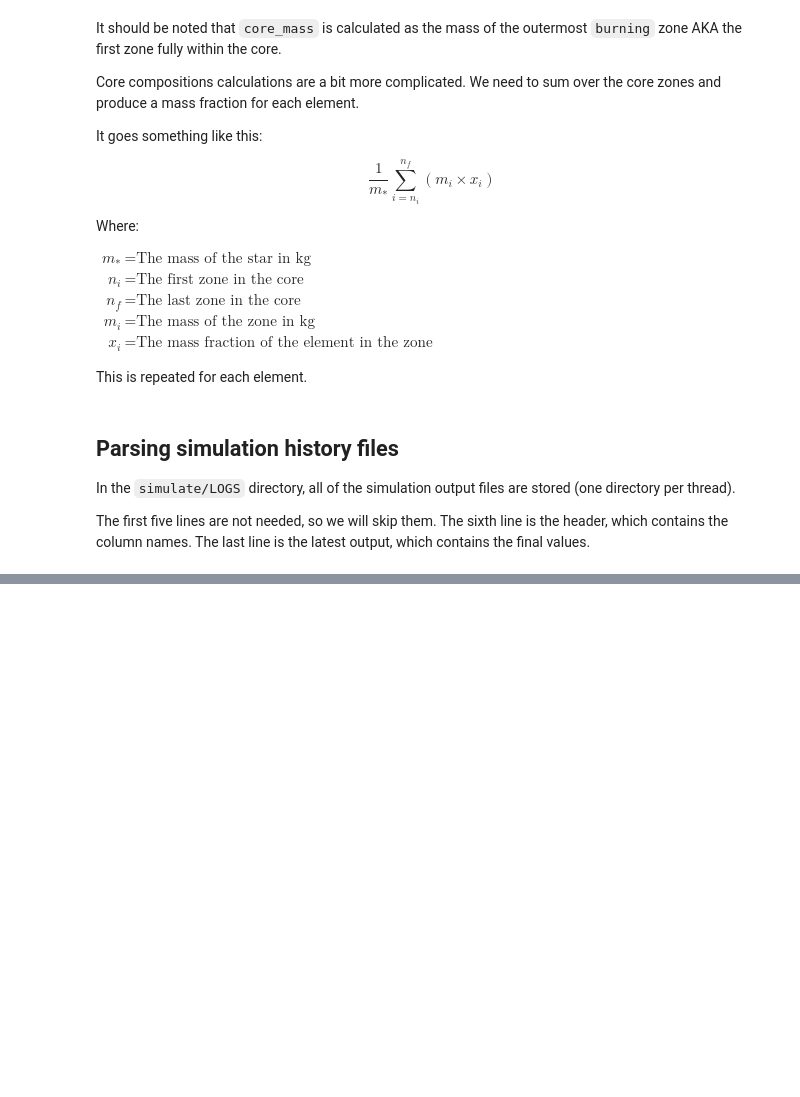
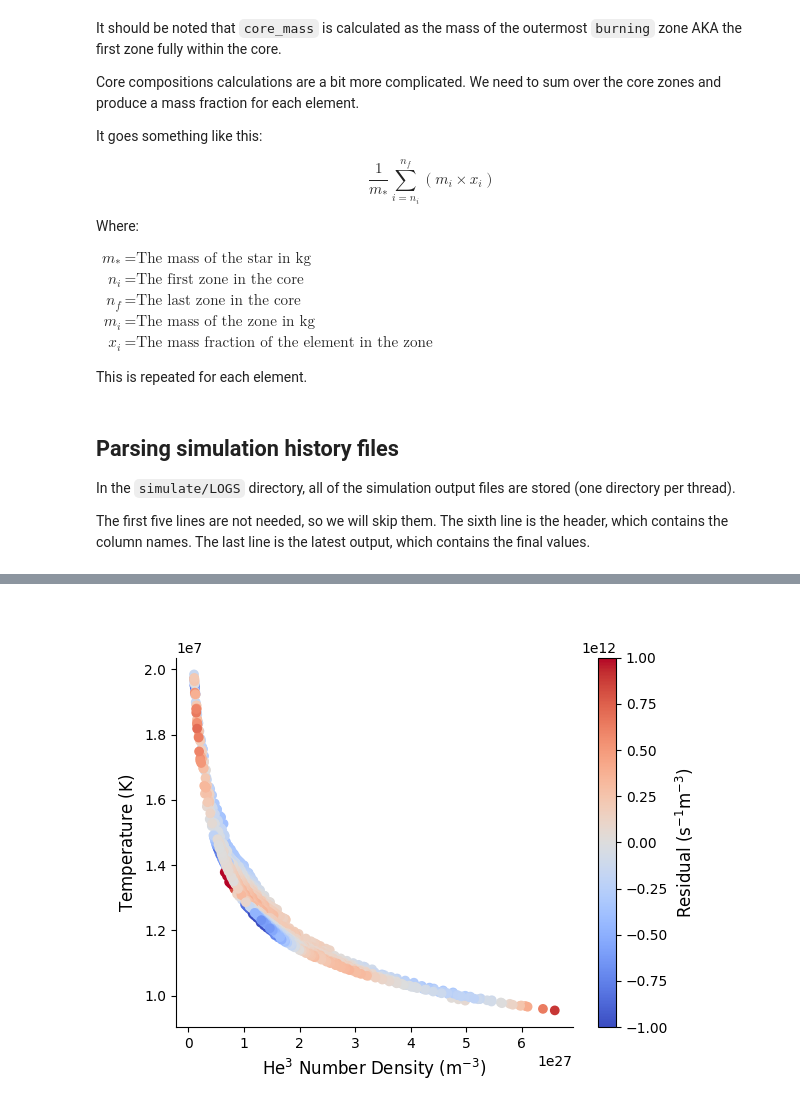
Before and after one commit to max-widmaier/Stellar-Nuclear-Research, a Jupyter notebook: sts_analysis.ipynb, the cells around one changed output, grey strips where cells are left out. Drawn from its saved outputs; the diff is of its cells as text; code cells hidden in the pictures; blank space fills up the shorter version.

```diff
--- a/sts_analysis.ipynb
+++ b/sts_analysis.ipynb
@@ -495,0 +629,5 @@ plt.show()
+# %%
+X['interaction'] = X['he3_number_density'] * X['core_temperature']
+
+model_interaction = sm.OLS(temp, X).fit()
+model_interaction.summary()
@@ -495,0 +717,23 @@ plt.show()
+# %%
+# Residuals
+
+x_name = 'he3_number_density'
+y_name = 'core_temperature'
+Z = model_interaction.predict(X)
+
+fig = plt.figure()
+ax = fig.add_subplot()
+scatter = ax.scatter(X[x_name] * 1e27, X[y_name] * 1e6, c=(Z - temp) * 1e12, cmap='coolwarm', vmin=-1e12, vmax=1e12)
+
+ax.set_xlabel(r'He${}^3$ Number Density ($\mathrm{m}^{-3}$)', size=12)
+ax.set_ylabel(r'Temperature ($\mathrm{K}$)', size=12)
+ax.spines["top"].set_visible(False)
+ax.spines["right"].set_visible(False)
+
+cbar = plt.colorbar(scatter)
+cbar.set_label(r'Residual ($\mathrm{s}^{-1}\mathrm{m}^{-3}$)', fontsize=12)
+
+fig.savefig('./figs/residuals.pdf')  # vector for LaTeX
+plt.show()
+# %% [output]
+[figure, added]
```
Also changed, not shown: parts of 18 cells of this notebook, 18 other files.
